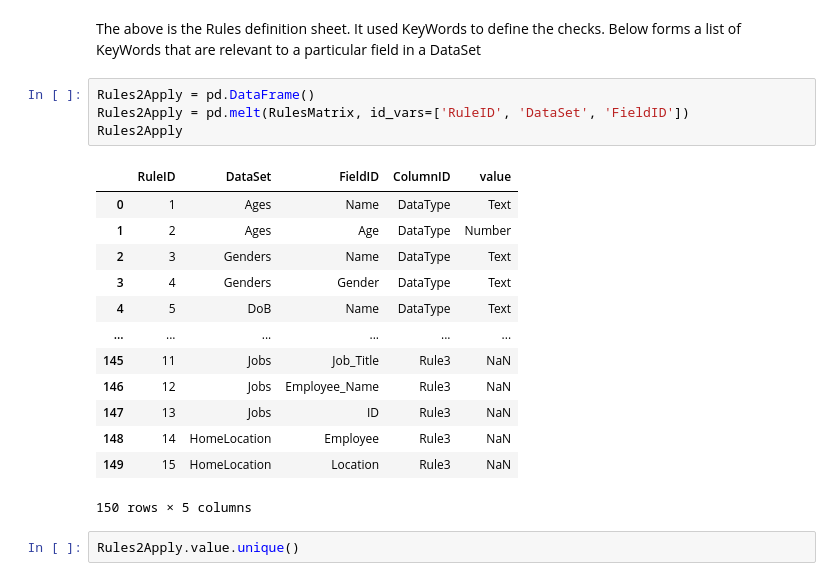
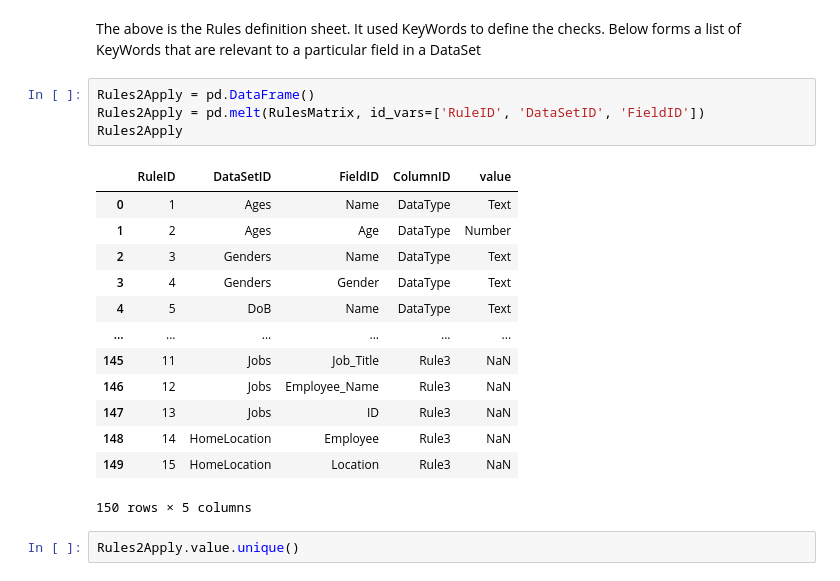
Before and after one commit to andrewcgaitskell/excel-extractor, a Jupyter notebook: DataPipeline.ipynb, the cells around one changed output. Cells and saved outputs as stored; diff of their text form.

```diff
--- a/DataPipeline.ipynb
+++ b/DataPipeline.ipynb
@@ -275,10 +275,10 @@ RulesMatrix.head()
 The above is the Rules definition sheet. It used KeyWords to define the checks.  Below forms a list of KeyWords that are relevant to a particular field in a DataSet
 # %%
 Rules2Apply = pd.DataFrame()
-Rules2Apply = pd.melt(RulesMatrix, id_vars=['RuleID', 'DataSet', 'FieldID'])
+Rules2Apply = pd.melt(RulesMatrix, id_vars=['RuleID', 'DataSetID', 'FieldID'])
 Rules2Apply
 # %% [output]
-|  | RuleID | DataSet | FieldID | ColumnID | value |
+|  | RuleID | DataSetID | FieldID | ColumnID | value |
 | 0 | 1 | Ages | Name | DataType | Text |
 | 1 | 2 | Ages | Age | DataType | Number |
 | 2 | 3 | Genders | Name | DataType | Text |
```
Also changed, not shown: parts of 32 cells of this notebook, 2 other files.
